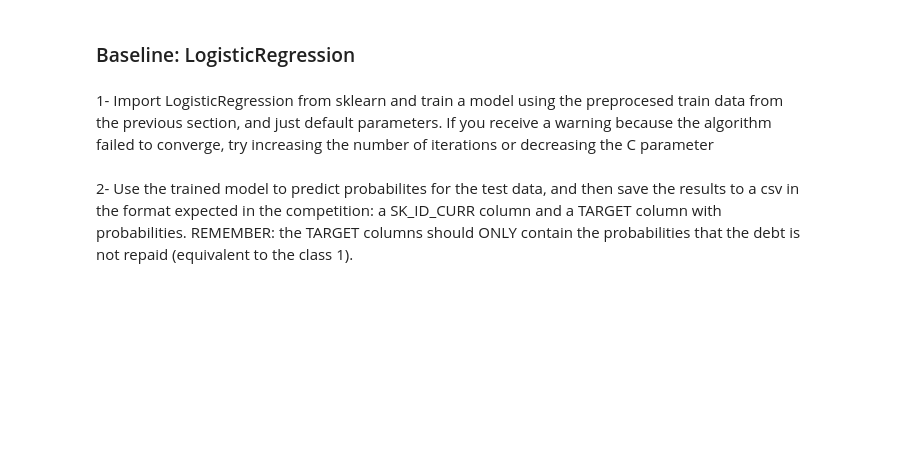
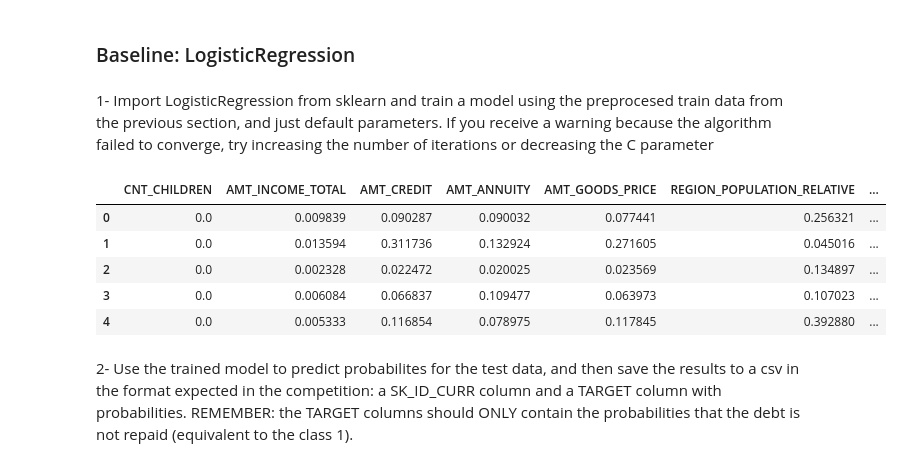
Before and after one commit to JeanetteZamora/Anyone_sprint3, a Jupyter notebook: AnyoneAI_Project3.ipynb, the cells around one changed output. Saved outputs shown, nothing was run; the diff lists cells and outputs as text; code cells hidden in the pictures; blank space fills up the shorter version.

```diff
--- a/AnyoneAI_Project3.ipynb
+++ b/AnyoneAI_Project3.ipynb
@@ -650,7 +383,19 @@ As usual, you will start training simple models and will progressively move to m
 ### Baseline: LogisticRegression
 # %% [markdown]
 1- Import LogisticRegression from sklearn and train a model using the preprocesed train data from the previous section, and just default parameters. If you receive a warning because the algorithm failed to converge, try increasing the number of iterations or decreasing the C parameter
+# %%
+X_train_p = pd.read_csv('X_train_p.csv')
+X_test_p = pd.read_csv('X_test_p.csv')
 # %%
 y = X_train_p[["TARGET"]]
 X = X_train_p.drop("TARGET", axis=1)
+# %%
+X.head()
+# %% [output]
+|  | CNT_CHILDREN | AMT_INCOME_TOTAL | AMT_CREDIT | AMT_ANNUITY | AMT_GOODS_PRICE | REGION_POPULATION_RELATIVE | ... |
+| 0 | 0.0 | 0.009839 | 0.090287 | 0.090032 | 0.077441 | 0.256321 | ... |
+| 1 | 0.0 | 0.013594 | 0.311736 | 0.132924 | 0.271605 | 0.045016 | ... |
+| 2 | 0.0 | 0.002328 | 0.022472 | 0.020025 | 0.023569 | 0.134897 | ... |
+| 3 | 0.0 | 0.006084 | 0.066837 | 0.109477 | 0.063973 | 0.107023 | ... |
+| 4 | 0.0 | 0.005333 | 0.116854 | 0.078975 | 0.117845 | 0.392880 | ... |
 # %%
```
Also changed, not shown: parts of 47 cells of this notebook, 4 other files.
